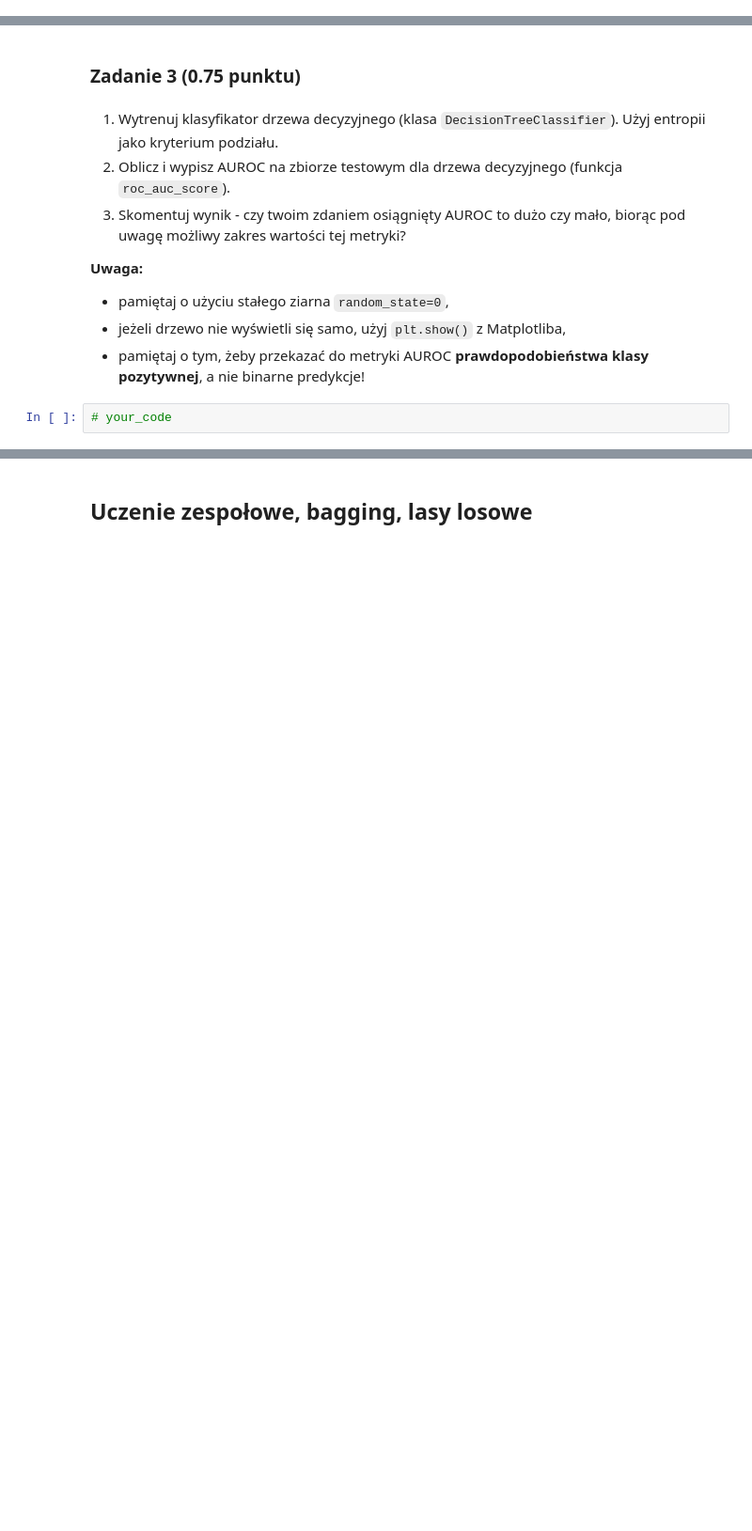
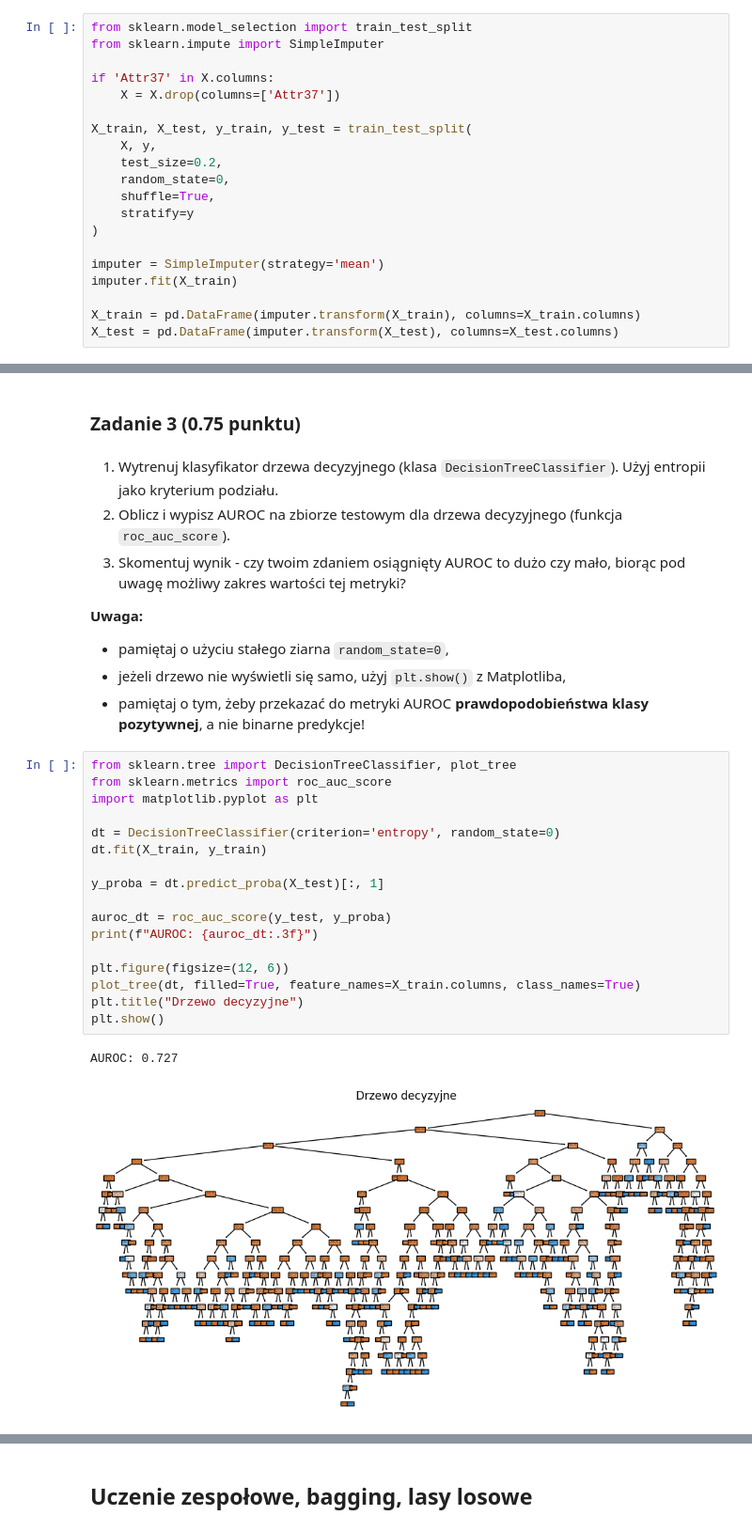
Before and after one commit to jakubkalinski0/Fundamentals-of-artificial-intelligence-Course, a Jupyter notebook: Lab2/lab_2.ipynb, the cells around one changed output, grey strips where cells are left out. Shown: that part at 94% size. Cells and saved outputs as stored; diff of their text form; blank space fills up the shorter version.

```diff
--- a/Lab2/lab_2.ipynb
+++ b/Lab2/lab_2.ipynb
@@ -152,3 +177,23 @@ Podział na zbiór treningowy i testowy to pierwszy moment, kiedy niezbalansowan
+# %%
+from sklearn.model_selection import train_test_split
+from sklearn.impute import SimpleImputer
+
+if 'Attr37' in X.columns:
+    X = X.drop(columns=['Attr37'])
+
+X_train, X_test, y_train, y_test = train_test_split(
+    X, y,
+    test_size=0.2,
+    random_state=0,
+    shuffle=True,
+    stratify=y
+)
+
+imputer = SimpleImputer(strategy='mean')
+imputer.fit(X_train)
+
+X_train = pd.DataFrame(imputer.transform(X_train), columns=X_train.columns)
+X_test = pd.DataFrame(imputer.transform(X_test), columns=X_test.columns)
 # %%
 import numpy as np
 
@@ -192,6 +239,24 @@ Co ważne, z definicji AUROC, trzeba w niej użyć **prawdopodobieństw klasy po
 - pamiętaj o użyciu stałego ziarna `random_state=0`,
 - jeżeli drzewo nie wyświetli się samo, użyj `plt.show()` z Matplotliba,
 - pamiętaj o tym, żeby przekazać do metryki AUROC **prawdopodobieństwa klasy pozytywnej**, a nie binarne predykcje!
-# %%
-# your_code
+# %%
+from sklearn.tree import DecisionTreeClassifier, plot_tree
+from sklearn.metrics import roc_auc_score
+import matplotlib.pyplot as plt
+
+dt = DecisionTreeClassifier(criterion='entropy', random_state=0)
+dt.fit(X_train, y_train)
+
+y_proba = dt.predict_proba(X_test)[:, 1]
+
+auroc_dt = roc_auc_score(y_test, y_proba)
+print(f"AUROC: {auroc_dt:.3f}")
+
+plt.figure(figsize=(12, 6))
+plot_tree(dt, filled=True, feature_names=X_train.columns, class_names=True)
+plt.title("Drzewo decyzyjne")
+plt.show()
+# %% [output]
+AUROC: 0.727
+[figure, added]
 # %%
```
Also changed, not shown: parts of 39 cells of this notebook.
